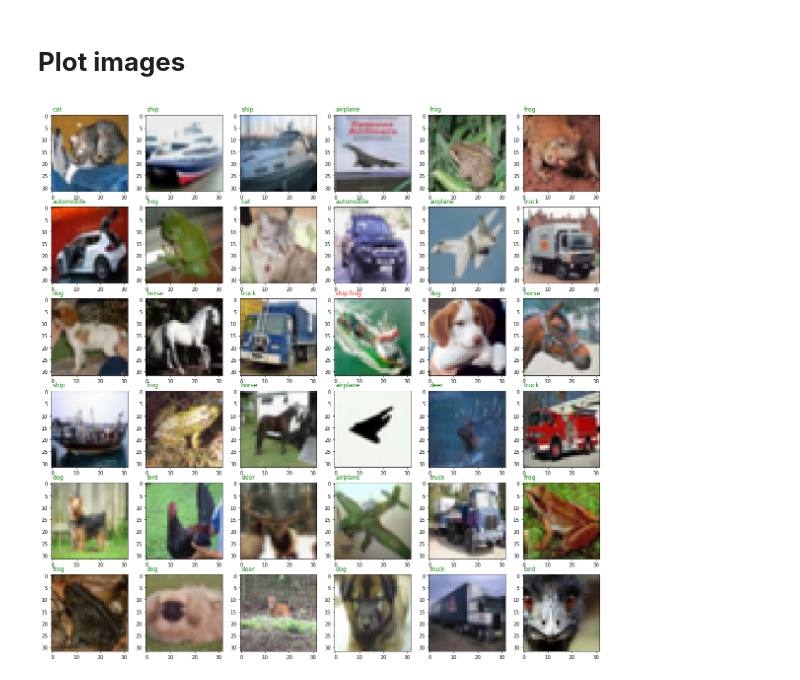
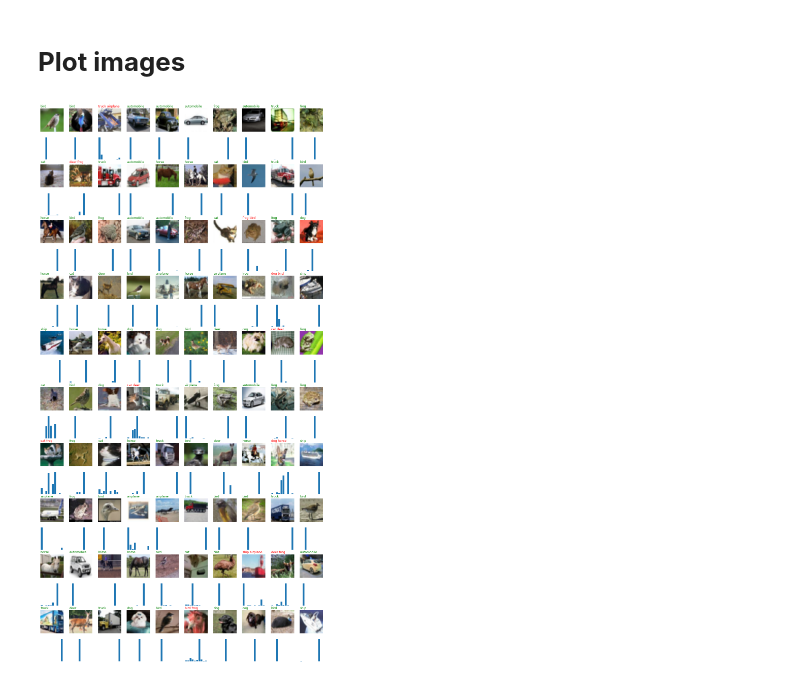
Before and after one commit to marcinwolter/DeepLearning_2020, a Jupyter notebook: CNN_with_Image_Augmentation.ipynb, the cells around one changed output. Drawn from its saved outputs; the diff is of its cells as text; code cells hidden in the pictures.

```diff
--- a/CNN_with_Image_Augmentation.ipynb
+++ b/CNN_with_Image_Augmentation.ipynb
@@ -39,11 +40,11 @@ plt.show()
 # %%
 # set up image augmentation
 datagen = ImageDataGenerator(
-    rotation_range=15,
+    rotation_range=30,
     horizontal_flip=True,
-    width_shift_range=0.1,
-    height_shift_range=0.1
-    #zoom_range=0.3
+    width_shift_range=0.2,
+    height_shift_range=0.2,
+    zoom_range=0.25
     )
 datagen.fit(x_train)
 # %%
@@ -53,6 +54,7 @@ for X_batch, y_batch in datagen.flow(x_train, y_train, batch_size=9):
     for i in range(0, 9):
          plt.subplot(330 + 1 + i)
          plt.imshow(X_batch[i].astype(np.uint8))
+         plt.axis('off')
     plt.show()
     break
 # %% [output]
@@ -63,10 +65,11 @@ Augmentation of a single image
 # see example augmentation images
 fig = plt.figure(figsize=(12, 12))
 
-for i in range(0, 9):
+for i in range(0, 25):
     for X_batch, y_batch in datagen.flow(x_train[1:3], y_train[1:3], batch_size=1, shuffle=False):
-         plt.subplot(330 + 1 + i)
+         plt.subplot(5,5,i+1)
          plt.imshow(X_batch[0].astype(np.uint8))
+         plt.axis('off')
          break
 
 plt.show()
@@ -269,5 +272,5 @@ _________________________________________________________________
 # %%
 # train with image augmentation
 history2=model2.fit_generator(datagen.flow(x_train, y_train, batch_size=128),
-                    steps_per_epoch = len(x_train) / 128, epochs=100, validation_data=(x_test, y_test))
+                    steps_per_epoch = len(x_train) / 128, epochs=200, validation_data=(x_test, y_test))
 # %% [output]
@@ -309,19 +314,36 @@ model2_train_acc
 # %% [markdown]
 # **Plot images**
 # %%
-# Names of predicted classes
+# Names of predicted classes (randomly chosen images)
+
+import random
+
+
 class_names = ["airplane", "automobile", "bird", "cat", "deer", "dog", "frog", "horse", "ship", "truck"]
 
 y_pred = model2.predict_classes(x_test)
+y_pred_prob = model2.predict(x_test)
 
-fig = plt.figure(figsize=(20, 20))
-for i in range(0,36):
-    plt.subplot(6,6,i+1)
-    plt.imshow(xx_test[i])
-    if yy_test[i] == y_pred[i]:
-      plt.text(0, -2, class_names[int(yy_test[i])], color='green', fontsize=12)
+grid_w = 10
+grid_h = 10
+
+fig = plt.figure(figsize=(20, 40))
+for i in range(0,grid_w*grid_h):
+    i_pos = 2*(int(i/grid_w))*grid_w+ i%grid_w + 1
+    #print(i_pos)
+    plt.subplot(2*grid_h, grid_w, i_pos)
+    i_img = random.randint(0,len(xx_test))
+    plt.imshow(xx_test[i_img])
+    #plt.bar([0,1,2,3,4,5,6,7,8,9],y_test[i_img])
+    plt.axis('off')
+    if yy_test[i_img] == y_pred[i_img]:
+      plt.text(0, -2, class_names[int(yy_test[i_img])], color='green', fontsize=12)
     else:
-      plt.text(0, -2, class_names[int(yy_test[i])]+" "+class_names[y_pred[i]], color='red', fontsize=12)
+      plt.text(0, -2, class_names[int(yy_test[i_img])]+" "+class_names[y_pred[i_img]], color='red', fontsize=12)
+    plt.subplot(2*grid_h, grid_w, i_pos + grid_w)
+    plt.bar([0,1,2,3,4,5,6,7,8,9],y_pred_prob[i_img])
+    plt.axis('off')
+
 plt.show()
 # %% [output]
-[figure, old version]
+[figure, new version]
```
Also changed, not shown: parts of 15 cells of this notebook.
